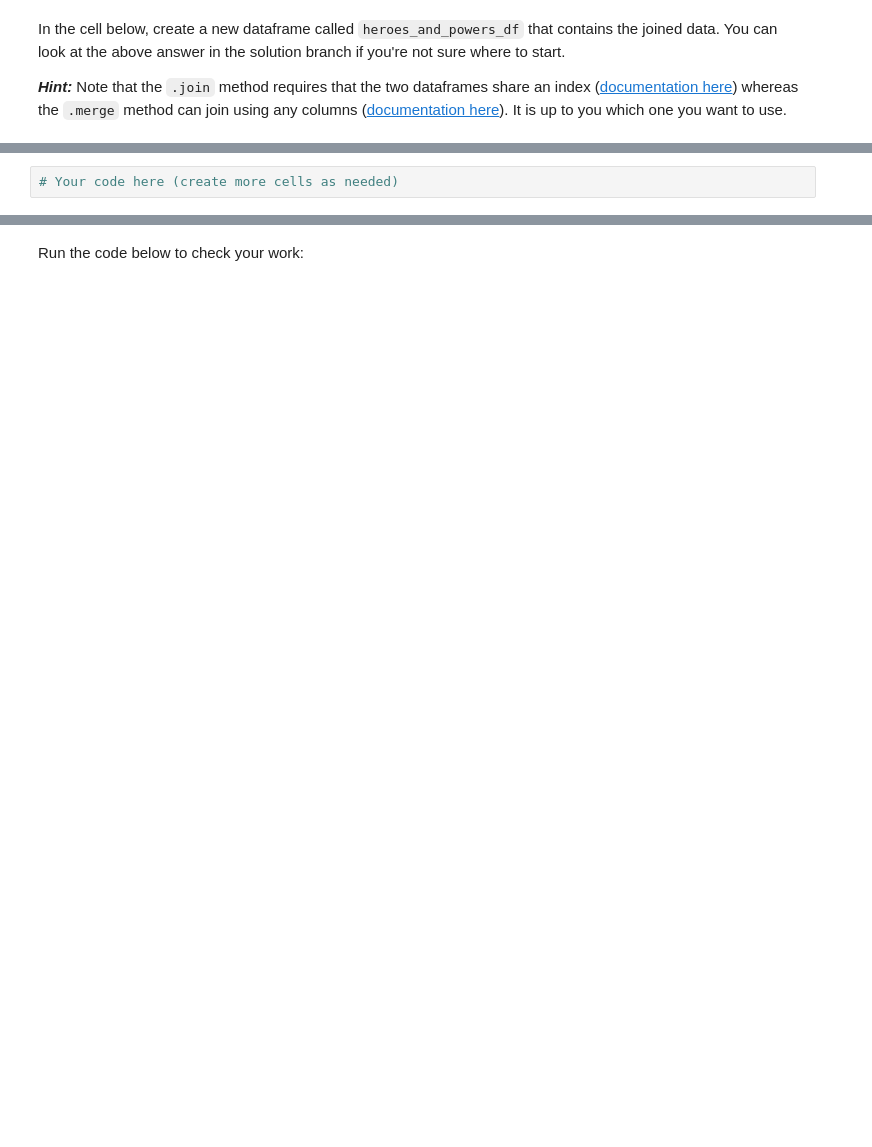
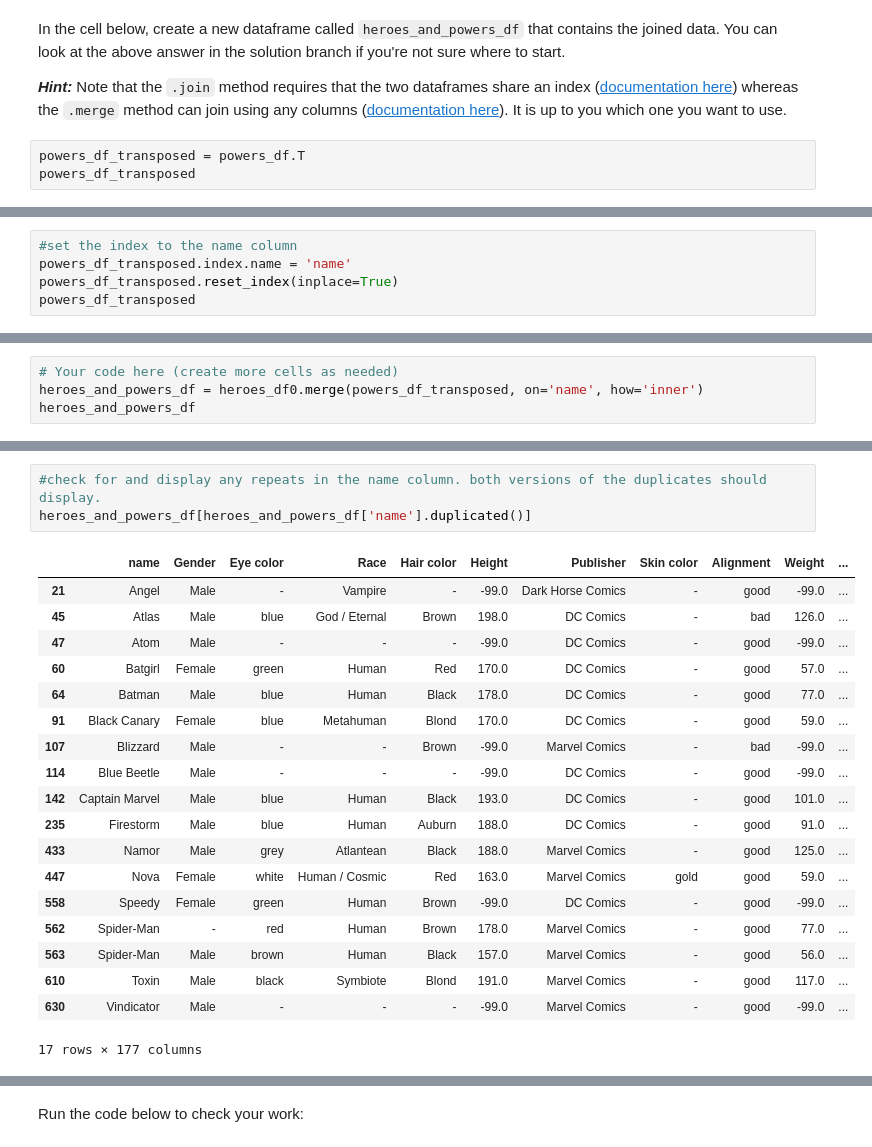
Before and after one commit to EarthToJoe/dsc-pandas-data-cleaning-lab, a Jupyter notebook: index.ipynb, the cells around one changed output, grey strips where cells are left out. Cells and saved outputs as stored; diff of their text form; blank space fills up the shorter version.

```diff
--- a/index.ipynb
+++ b/index.ipynb
@@ -392,3 +477,6 @@ None
 In the cell below, create a new dataframe called `heroes_and_powers_df` that contains the joined data. You can look at the above answer in the solution branch if you're not sure where to start.
 
 ***Hint:*** Note that the `.join` method requires that the two dataframes share an index ([documentation here](https://pandas.pydata.org/pandas-docs/stable/reference/api/pandas.DataFrame.join.html)) whereas the `.merge` method can join using any columns ([documentation here](https://pandas.pydata.org/pandas-docs/stable/reference/api/pandas.DataFrame.merge.html)). It is up to you which one you want to use.
+# %%
+powers_df_transposed = powers_df.T
+powers_df_transposed
@@ -394,0 +497,5 @@ In the cell below, create a new dataframe called `heroes_and_powers_df` that con
+# %%
+#set the index to the name column
+powers_df_transposed.index.name = 'name'
+powers_df_transposed.reset_index(inplace=True)
+powers_df_transposed
@@ -395,2 +516,4 @@ In the cell below, create a new dataframe called `heroes_and_powers_df` that con
 # %%
 # Your code here (create more cells as needed)
+heroes_and_powers_df = heroes_df0.merge(powers_df_transposed, on='name', how='inner')
+heroes_and_powers_df
@@ -396,0 +534,23 @@ In the cell below, create a new dataframe called `heroes_and_powers_df` that con
+# %%
+#check for and display any repeats in the name column. both versions of the duplicates should display.
+heroes_and_powers_df[heroes_and_powers_df['name'].duplicated()]
+# %% [output]
+|  | name | Gender | Eye color | Race | Hair color | Height | Publisher | Skin color | Alignment | Weight | ... |
+| 21 | Angel | Male | - | Vampire | - | -99.0 | Dark Horse Comics | - | good | -99.0 | ... |
+| 45 | Atlas | Male | blue | God / Eternal | Brown | 198.0 | DC Comics | - | bad | 126.0 | ... |
+| 47 | Atom | Male | - | - | - | -99.0 | DC Comics | - | good | -99.0 | ... |
+| 60 | Batgirl | Female | green | Human | Red | 170.0 | DC Comics | - | good | 57.0 | ... |
+| 64 | Batman | Male | blue | Human | Black | 178.0 | DC Comics | - | good | 77.0 | ... |
+| 91 | Black Canary | Female | blue | Metahuman | Blond | 170.0 | DC Comics | - | good | 59.0 | ... |
+| 107 | Blizzard | Male | - | - | Brown | -99.0 | Marvel Comics | - | bad | -99.0 | ... |
+| 114 | Blue Beetle | Male | - | - | - | -99.0 | DC Comics | - | good | -99.0 | ... |
+| 142 | Captain Marvel | Male | blue | Human | Black | 193.0 | DC Comics | - | good | 101.0 | ... |
+| 235 | Firestorm | Male | blue | Human | Auburn | 188.0 | DC Comics | - | good | 91.0 | ... |
+| 433 | Namor | Male | grey | Atlantean | Black | 188.0 | Marvel Comics | - | good | 125.0 | ... |
+| 447 | Nova | Female | white | Human / Cosmic | Red | 163.0 | Marvel Comics | gold | good | 59.0 | ... |
+| 558 | Speedy | Female | green | Human | Brown | -99.0 | DC Comics | - | good | -99.0 | ... |
+| 562 | Spider-Man | - | red | Human | Brown | 178.0 | Marvel Comics | - | good | 77.0 | ... |
+| 563 | Spider-Man | Male | brown | Human | Black | 157.0 | Marvel Comics | - | good | 56.0 | ... |
+| 610 | Toxin | Male | black | Symbiote | Blond | 191.0 | Marvel Comics | - | good | 117.0 | ... |
+| 630 | Vindicator | Male | - | - | - | -99.0 | Marvel Comics | - | good | -99.0 | ... |
+17 rows × 177 columns
```
Also changed, not shown: parts of 47 cells of this notebook.
